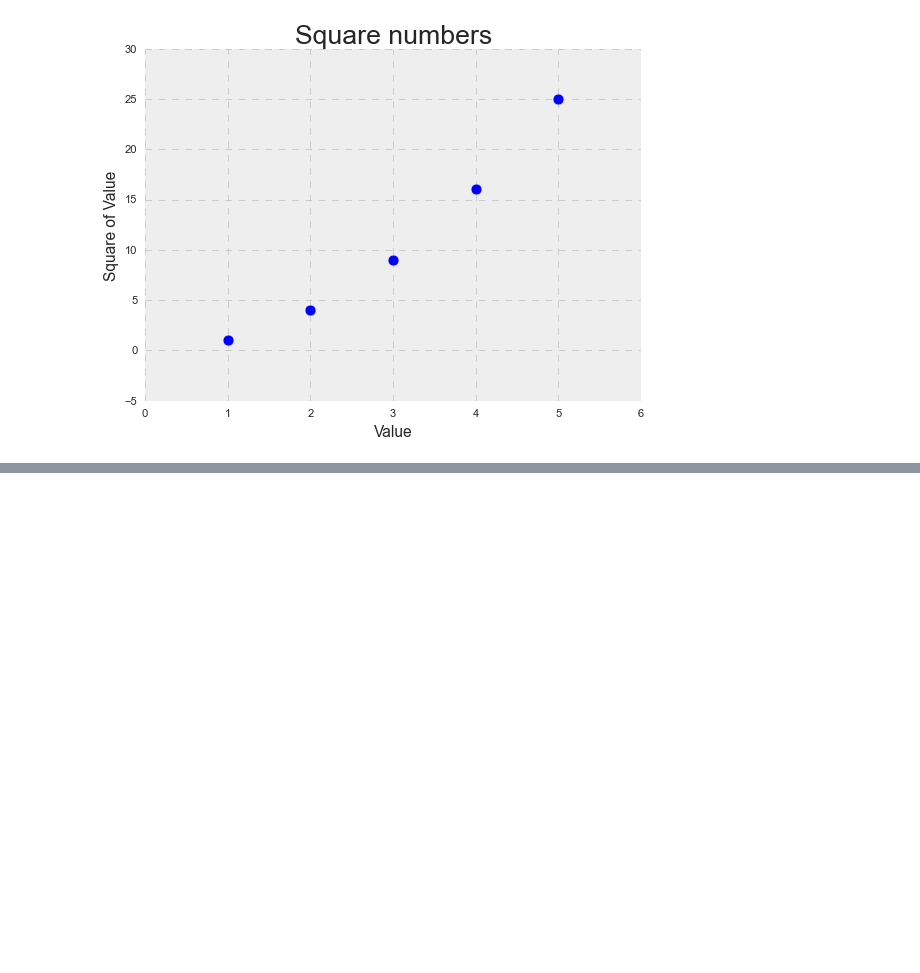
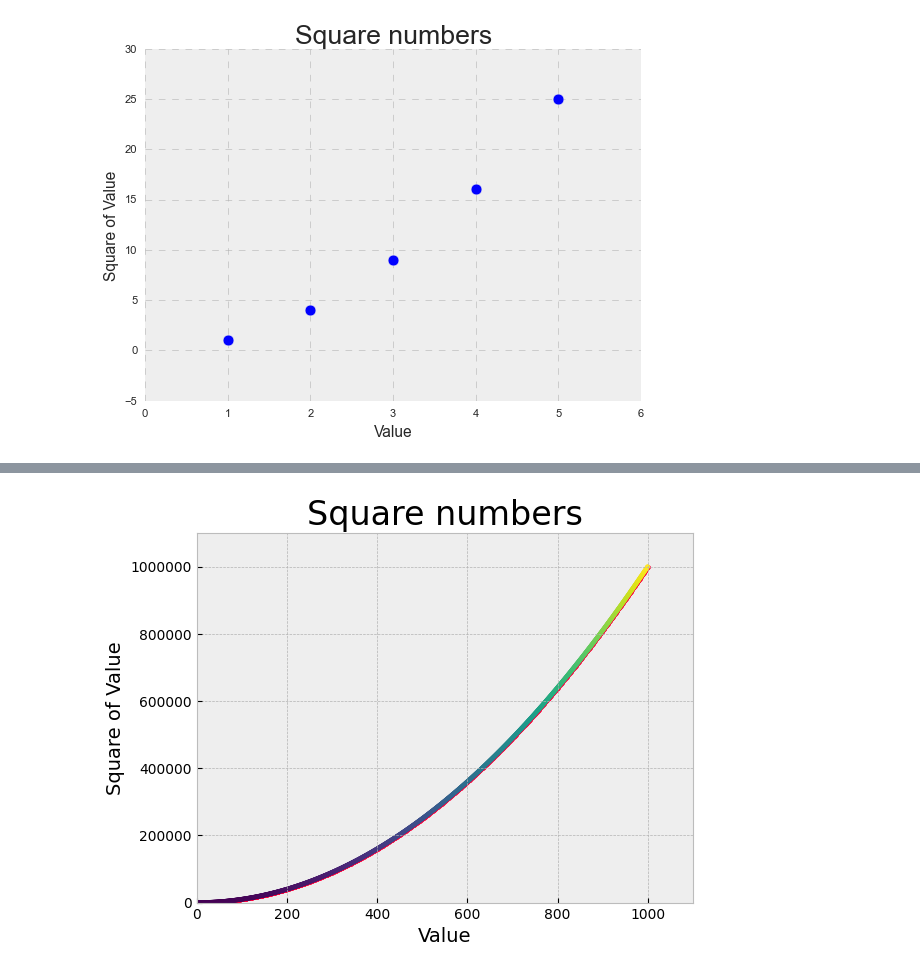
Before and after one commit to almanzanas/DataAnalystsJourney, a Jupyter notebook: data_visualization/generating_data.ipynb, the cells around one changed output, grey strips where cells are left out. Cells and saved outputs as stored; diff of their text form; code cells hidden in the pictures; blank space fills up the shorter version.

```diff
--- a/data_visualization/generating_data.ipynb
+++ b/data_visualization/generating_data.ipynb
@@ -124,0 +147,34 @@ p.308(346)
+# %%
+### Customizing tick labels & custom colors & colormap
+# Matplotlib by default use scientific notation if the numbers are large enough
+
+import matplotlib.pyplot as plt
+
+x_val = range(1, 1001)
+y_val = [x**2 for x in x_val]
+
+plt.style.use("bmh")
+fig, ax = plt.subplots()
+graph_one = ax.scatter(x_val, y_val, color=(1, 0, 0.23), s=8) # For the color you can use "red" or rgb color model
+# RGB: red, gree, blue - 0 to 1 each color, numbers closer to 0 are darker, and closer to 1 are brighter
+
+graph_two = ax.scatter(x_val, y_val, c=y_val, cmap=plt.cm.viridis, s=8) # cmap needs 'c' argument, it takes the list of y_val
+# More colors here: https://matplotlib.org/stable/users/explain/colors/colormaps.html#
+
+# Set chart title and label axes
+ax.set_title("Square numbers", fontsize=24)
+ax.set_xlabel("Value", fontsize=14)
+ax.set_ylabel("Square of Value", fontsize=14)
+
+# Set the range for each axis
+ax.axis([0, 1100, 0, 1_100_000])
+ax.ticklabel_format(style="plain") # this override the default tick label for any plot
+
+plt.show(graph_one) # bright red line in the graph
+plt.show(graph_two) # green gradient line in the graph
+
+plt.savefig("name_plot.png", bbox_inches="tight")
+# This last line save the graph in the same directory and bbox_inches trims extra whitespace for the plot
+# The argument bbox_inches is optional, if you want more whitespace you can omit this argument
+# %% [output]
+[figure, added]
```
Also changed, not shown: parts of 6 cells of this notebook.
